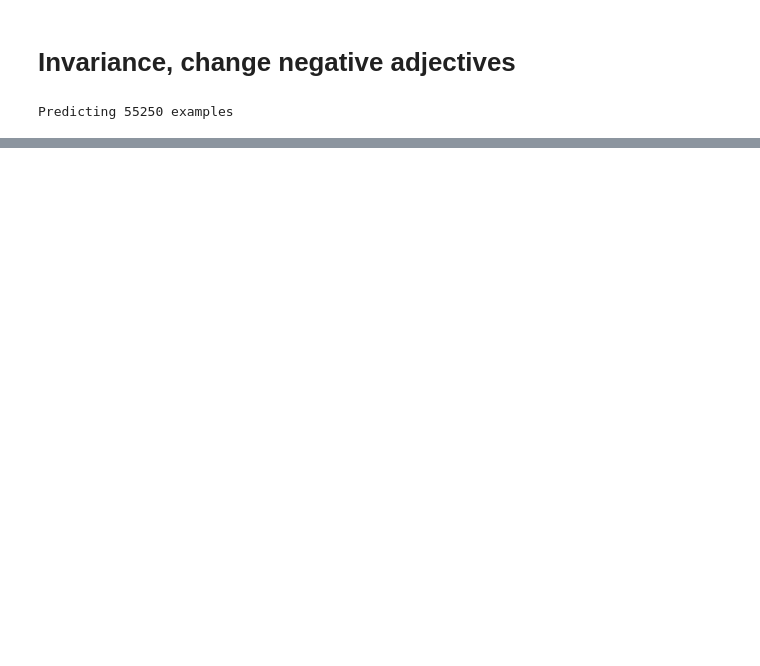
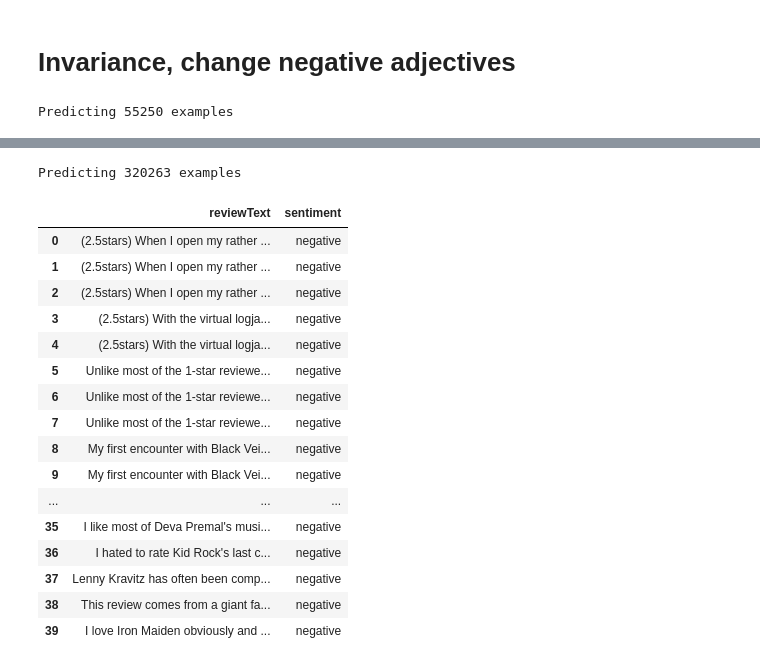
Before and after one commit to JohanLundberg12/SecondYearProject2021, a Jupyter notebook: Invariance.ipynb, the cells around one changed output, grey strips where cells are left out. Drawn from its saved outputs; the diff is of its cells as text; code cells hidden in the pictures; blank space fills up the shorter version.

```diff
--- a/Invariance.ipynb
+++ b/Invariance.ipynb
@@ -179,0 +198,32 @@ Example fails:
+# %%
+test4.run(wrapped_pp)
+# %% [output]
+Predicting 320263 examples
+# %%
+test_cases4 = sorted(test4.to_raw_examples(), key=len, reverse=True)
+# %%
+negcases =  [test_cases4[i] for i in range(0, 1000, 25)]
+# %%
+output_neg = pd.DataFrame(columns=["reviewText"])
+# %%
+output_neg["reviewText"] = negcases
+output_neg["sentiment"] = "negative"
+output_neg
+# %% [output]
+|  | reviewText | sentiment |
+| 0 | (2.5stars) When I open my rather ... | negative |
+| 1 | (2.5stars) When I open my rather ... | negative |
+| 2 | (2.5stars) When I open my rather ... | negative |
+| 3 | (2.5stars) With the virtual logja... | negative |
+| 4 | (2.5stars) With the virtual logja... | negative |
+| 5 | Unlike most of the 1-star reviewe... | negative |
+| 6 | Unlike most of the 1-star reviewe... | negative |
+| 7 | Unlike most of the 1-star reviewe... | negative |
+| 8 | My first encounter with Black Vei... | negative |
+| 9 | My first encounter with Black Vei... | negative |
+| ... | ... | ... |
+| 35 | I like most of Deva Premal's musi... | negative |
+| 36 | I hated to rate Kid Rock's last c... | negative |
+| 37 | Lenny Kravitz has often been comp... | negative |
+| 38 | This review comes from a giant fa... | negative |
+| 39 | I love Iron Maiden obviously and ... | negative |
```
Also changed, not shown: parts of 23 cells of this notebook, 2 other files.
